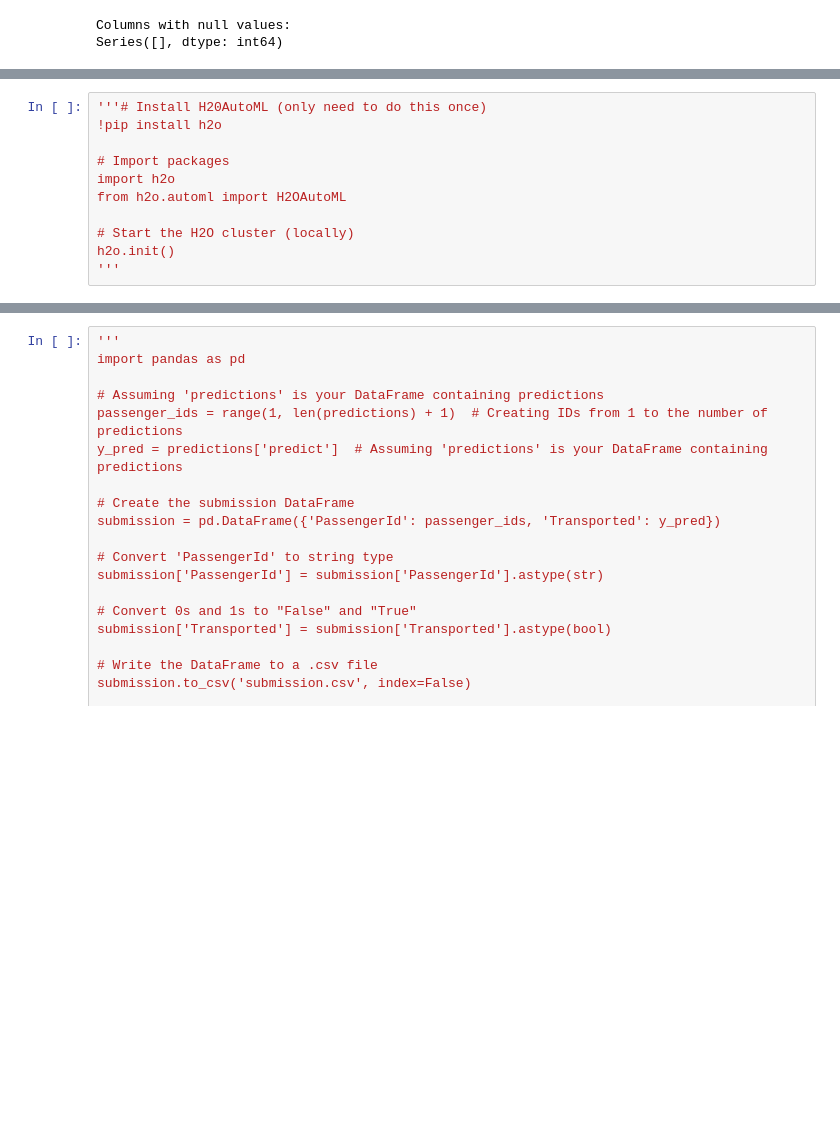
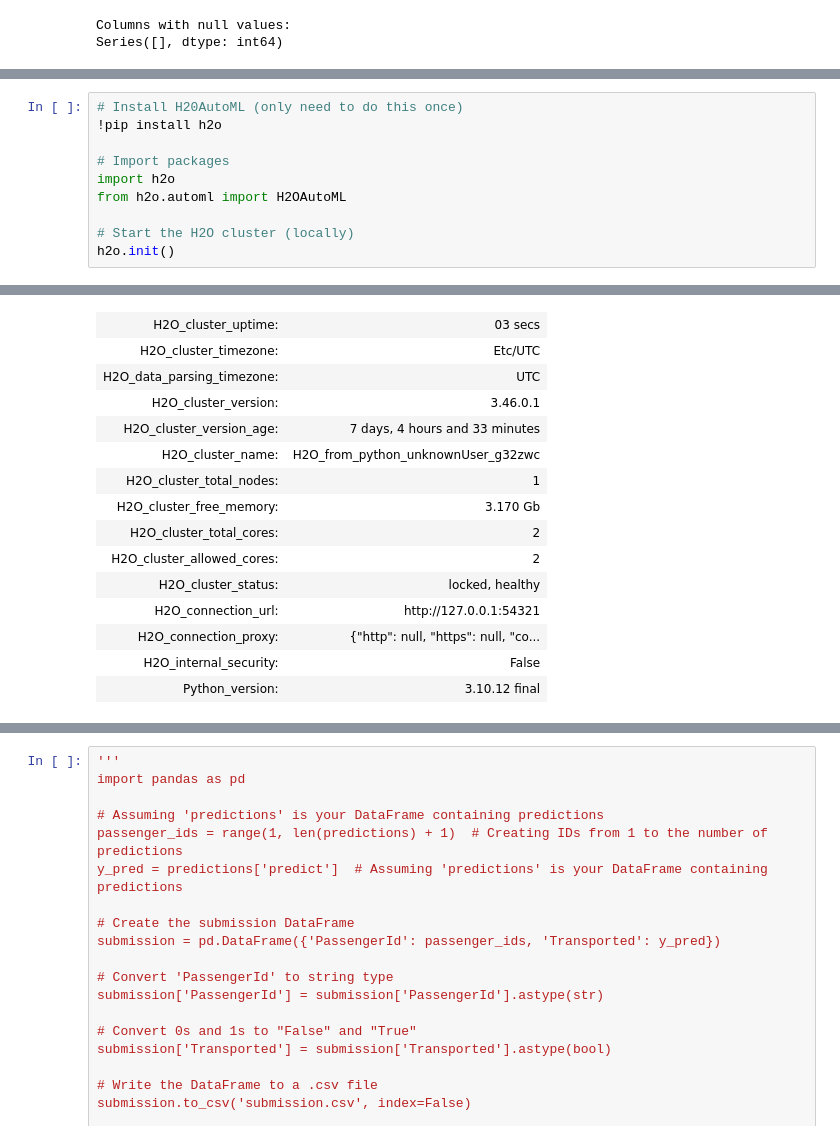
Before and after one commit to kaggle-Challenge-Team-9/Kaggle_challenge, a Jupyter notebook: Kaggle_challenge.ipynb, the cells around one changed output, grey strips where cells are left out. Cells and saved outputs as stored; diff of their text form; blank space fills up the shorter version.

```diff
--- a/Kaggle_challenge.ipynb
+++ b/Kaggle_challenge.ipynb
@@ -367,5 +380,5 @@ files.download('submission.csv')
 # %%
-'''# Install H20AutoML (only need to do this once)
+# Install H20AutoML (only need to do this once)
 !pip install h2o
 
 # Import packages
@@ -374,4 +387,4 @@ from h2o.automl import H2OAutoML
 
 # Start the H2O cluster (locally)
 h2o.init()
-'''
+# %% [output]
@@ -378 +410,16 @@ h2o.init()
+| H2O_cluster_uptime: | 03 secs |
+| H2O_cluster_timezone: | Etc/UTC |
+| H2O_data_parsing_timezone: | UTC |
+| H2O_cluster_version: | 3.46.0.1 |
+| H2O_cluster_version_age: | 7 days, 4 hours and 33 minutes |
+| H2O_cluster_name: | H2O_from_python_unknownUser_g32zwc |
+| H2O_cluster_total_nodes: | 1 |
+| H2O_cluster_free_memory: | 3.170 Gb |
+| H2O_cluster_total_cores: | 2 |
+| H2O_cluster_allowed_cores: | 2 |
+| H2O_cluster_status: | locked, healthy |
+| H2O_connection_url: | http://127.0.0.1:54321 |
+| H2O_connection_proxy: | {"http": null, "https": null, "co... |
+| H2O_internal_security: | False |
+| Python_version: | 3.10.12 final |
 # %%
```
Also changed, not shown: parts of 14 cells of this notebook.
